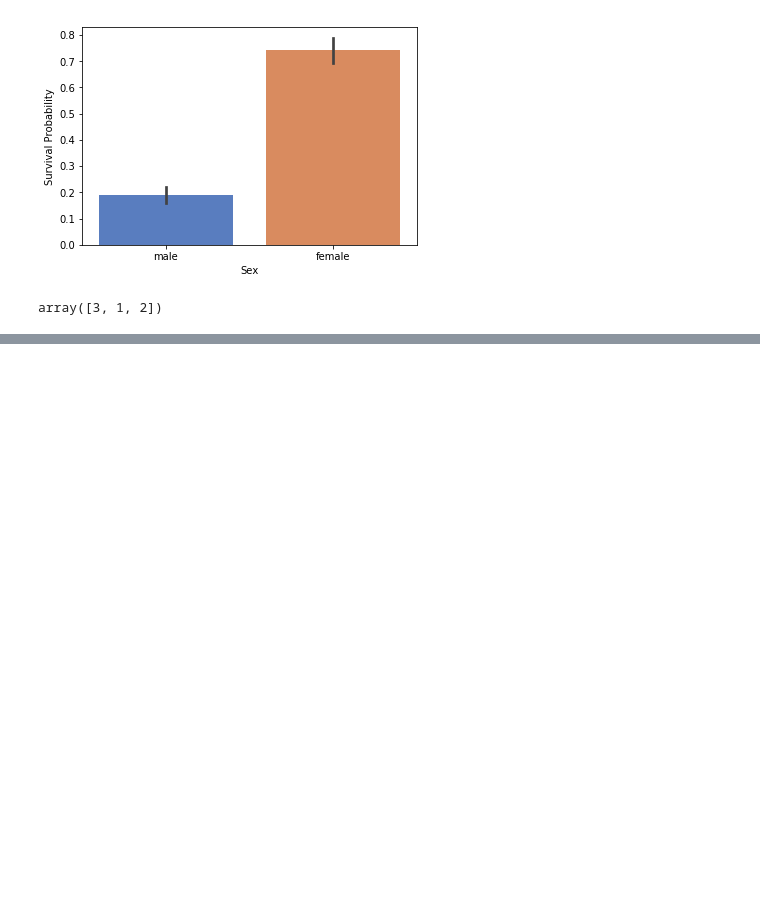
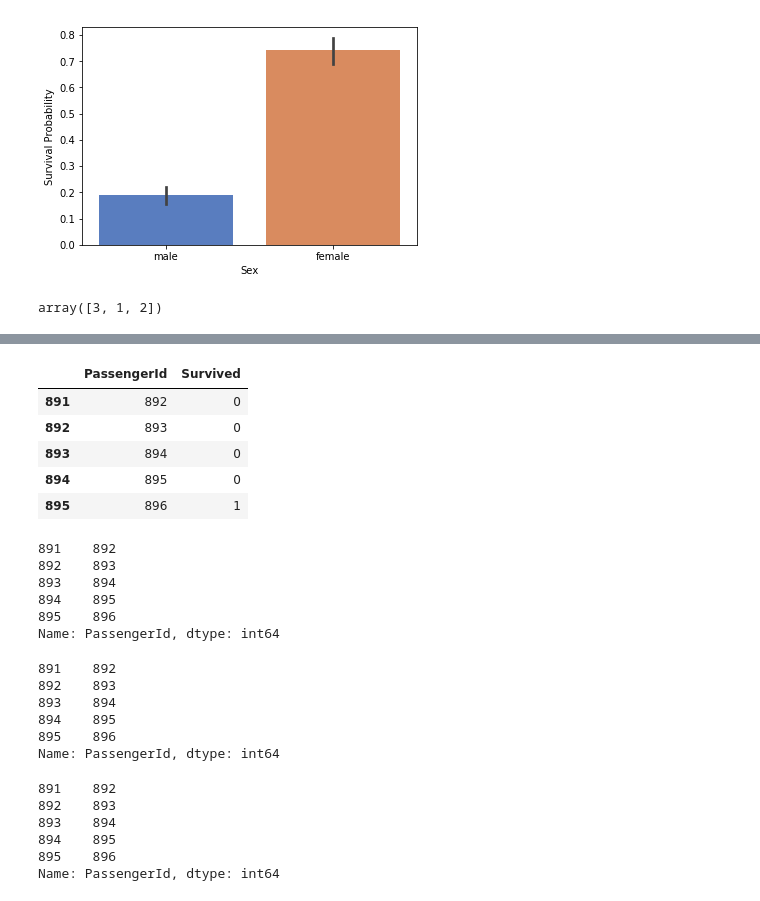
Before and after one commit to kuds/TitanicSurvivalPrediction, a Jupyter notebook: Data Visualization for Titanic Data.ipynb, the cells around one changed output, grey strips where cells are left out. Saved outputs shown, nothing was run; the diff lists cells and outputs as text; code cells hidden in the pictures; blank space fills up the shorter version.

```diff
--- a/Data Visualization for Titanic Data.ipynb
+++ b/Data Visualization for Titanic Data.ipynb
@@ -531,3 +539,6 @@ combinedDF.describe()
 | 50% | 655.000000 | 0.000000 | 3.000000 | 30.000000 | 0.000000 | 0.000000 | 14.454200 | 1.000000 | 0.000000 | 0.000000 | ... |
 | 75% | 982.000000 | 1.000000 | 3.000000 | 35.000000 | 1.000000 | 0.000000 | 31.275000 | 1.000000 | 1.000000 | 1.000000 | ... |
 | max | 1309.000000 | 1.000000 | 3.000000 | 80.000000 | 8.000000 | 9.000000 | 512.329200 | 3.000000 | 3.000000 | 1.000000 | ... |
+# %%
+trainDF = combinedDF[combinedDF["Dataset"] == "Train"]
+testDF = combinedDF[combinedDF["Dataset"] == "Test"]
@@ -748,3 +728,4 @@ kmeans = KMeans(n_clusters=2, random_state=0).fit(combinedDF[combinedDF["Dataset
 # %%
-(kmeans.predict(combinedDF[combinedDF["Dataset"] == "Train"][["Age Range", "Gender", "Fare"]]) ==combinedDF[combinedDF["Dataset"] == "Train"]["Survived"]).count()
+clf = ensemble.GradientBoostingClassifier()
+clf.fit(trainDF[["Age Range", "Gender","Fare"]], combinedDF[combinedDF["Dataset"] == "Train"]["Survived"])
 # %% [output]
@@ -751,0 +744,3 @@ kmeans = KMeans(n_clusters=2, random_state=0).fit(combinedDF[combinedDF["Dataset
+# %%
+results = clf.predict(testDF[["Age Range", "Gender","Fare"]]).astype(int)
+results
@@ -751,0 +767,3 @@ kmeans = KMeans(n_clusters=2, random_state=0).fit(combinedDF[combinedDF["Dataset
+# %%
+results = pandas.DataFrame({"PassengerId": testDF["PassengerId"], "Survived": results})
+results["PassengerId"] = testDF["PassengerId"]
@@ -751,0 +772,37 @@ kmeans = KMeans(n_clusters=2, random_state=0).fit(combinedDF[combinedDF["Dataset
+# %%
+results.head()
+# %% [output]
+|  | PassengerId | Survived |
+| 891 | 892 | 0 |
+| 892 | 893 | 0 |
+| 893 | 894 | 0 |
+| 894 | 895 | 0 |
+| 895 | 896 | 1 |
+# %%
+testDF["PassengerId"].head()
+# %% [output]
+891    892
+892    893
+893    894
+894    895
+895    896
+Name: PassengerId, dtype: int64
+# %%
+results["PassengerId"].head()
+# %% [output]
+891    892
+892    893
+893    894
+894    895
+895    896
+Name: PassengerId, dtype: int64
+# %%
+results["PassengerId"] = testDF["PassengerId"]
+results["PassengerId"].head()
+# %% [output]
+891    892
+892    893
+893    894
+894    895
+895    896
+Name: PassengerId, dtype: int64
```
Also changed, not shown: parts of 29 cells of this notebook, 1 other file.
